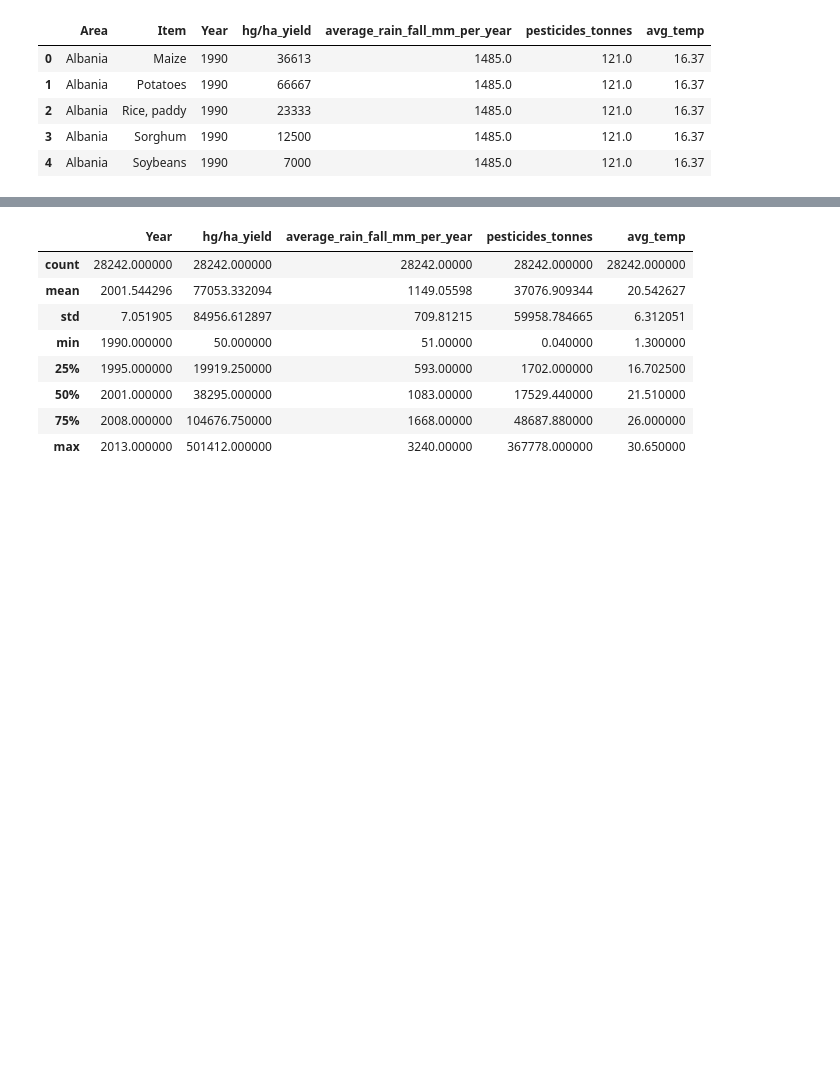
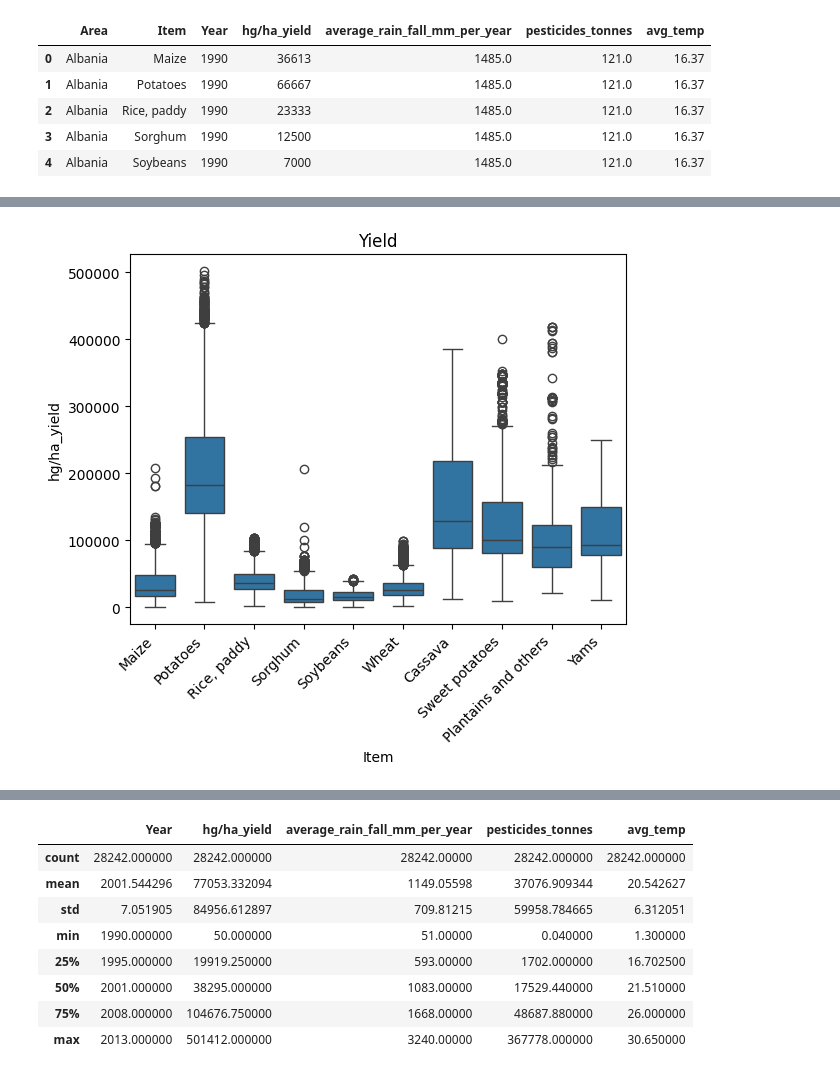
Before and after one commit to sandufurdui/SEP-Data-Science, a Jupyter notebook: new.ipynb, the cells around one changed output, grey strips where cells are left out. Cells and saved outputs as stored; diff of their text form; code cells hidden in the pictures; blank space fills up the shorter version.

```diff
--- a/new.ipynb
+++ b/new.ipynb
@@ -193,0 +207,9 @@ yield_df.head()
+# %%
+sns.boxplot(x=yield_df['Item'], y=yield_df['hg/ha_yield'])
+plt.title('Yield')
+plt.xlabel('Item')
+plt.ylabel('hg/ha_yield')
+plt.xticks(rotation=45, ha='right')
+plt.show()
+# %% [output]
+[figure, added]
```
Also changed, not shown: parts of 4 cells of this notebook.
